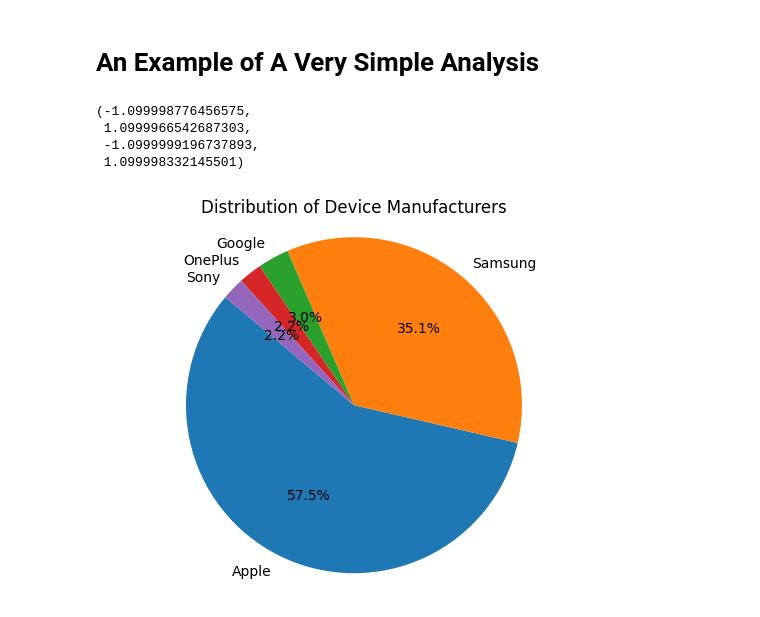
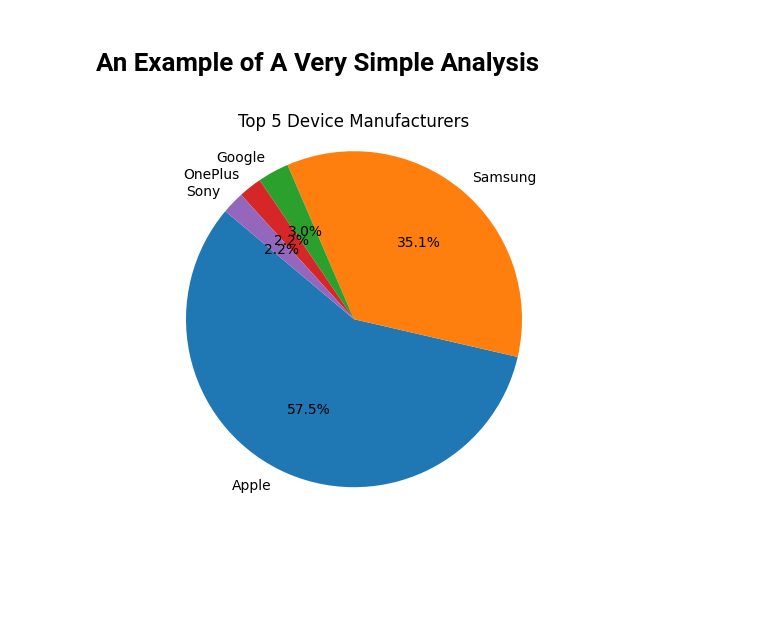
Before and after one commit to eirikStordalTelenor/Mobile_Network_Performance_Telenor, a Jupyter notebook: ExampleAnalysis.ipynb, the cells around one changed output. Drawn from its saved outputs; the diff is of its cells as text; code cells hidden in the pictures; blank space fills up the shorter version.

Commit message:
fix values

```diff
--- a/ExampleAnalysis.ipynb
+++ b/ExampleAnalysis.ipynb
@@ -29,34 +29,37 @@ combined_df = combine_csv_files_to_dataframe(input_folder)
 # %%
 import matplotlib.pyplot as plt
 
 #Check distinct values in column 'attr_place_subregion'
 unique_values_subregion = combined_df['attr_place_subregion'].unique()
 
 #Check distinct values in column 'attr_device_manufacturer'
 unique_values_manufactureru = combined_df['attr_device_manufacturer'].unique()
 
 #Select only a few columns
 selected_columns_df = combined_df[['attr_place_subregion', 'attr_device_manufacturer', 'id_device']]
 
 #Remove Duplicate id_device
 drop_dupes_id_device = selected_columns_df.drop_duplicates('id_device')
 
 #Filter to only show rows where subregion is Tromsø
 filtered_df = selected_columns_df[combined_df['attr_place_subregion'] == 'Tromsø']
 
 
-#Count how many times each manufacturer appears in the dataset and take the top 5 manufacturers
-manufacturer_counts = filtered_df['attr_device_manufacturer'].value_counts().head(5)
+n=5
+#Count how many times each manufacturer appears in the dataset and take the top n manufacturers
+manufacturer_counts = filtered_df['attr_device_manufacturer'].value_counts().head(n)
 
 # Get the manufacturerers for labels
-mannu_count_names = manufacturer_counts.index
+manu_count_names = manufacturer_counts.index
 
-plt.pie(y, labels=mannu_count_names , autopct='%1.1f%%', startangle=140)
-plt.title('Distribution of Device Manufacturers')
+# Get the manufacturerers values which is the number of occurrences
+manu_count_values = manufacturer_counts.values
+
+
+
+plt.pie(manu_count_values, labels=manu_count_names , autopct='%1.1f%%', startangle=140)
+plt.title(f'Top {n} Device Manufacturers')
 plt.axis('equal')
+plt.show()
 # %% [output]
-(-1.099998776456575,
- 1.0999966542687303,
- -1.0999999196737893,
- 1.099998332145501)
-[figure, old version]
+[figure, new version]
```
